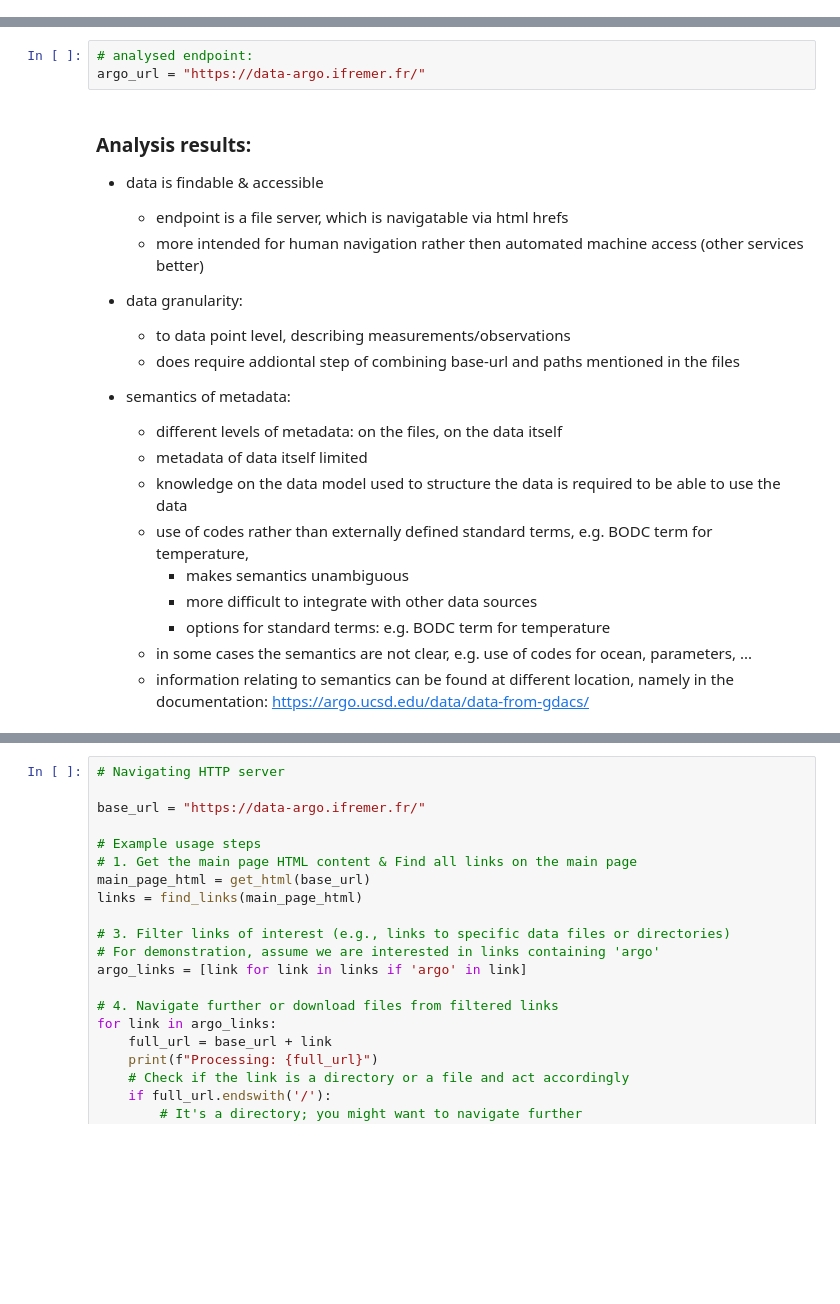
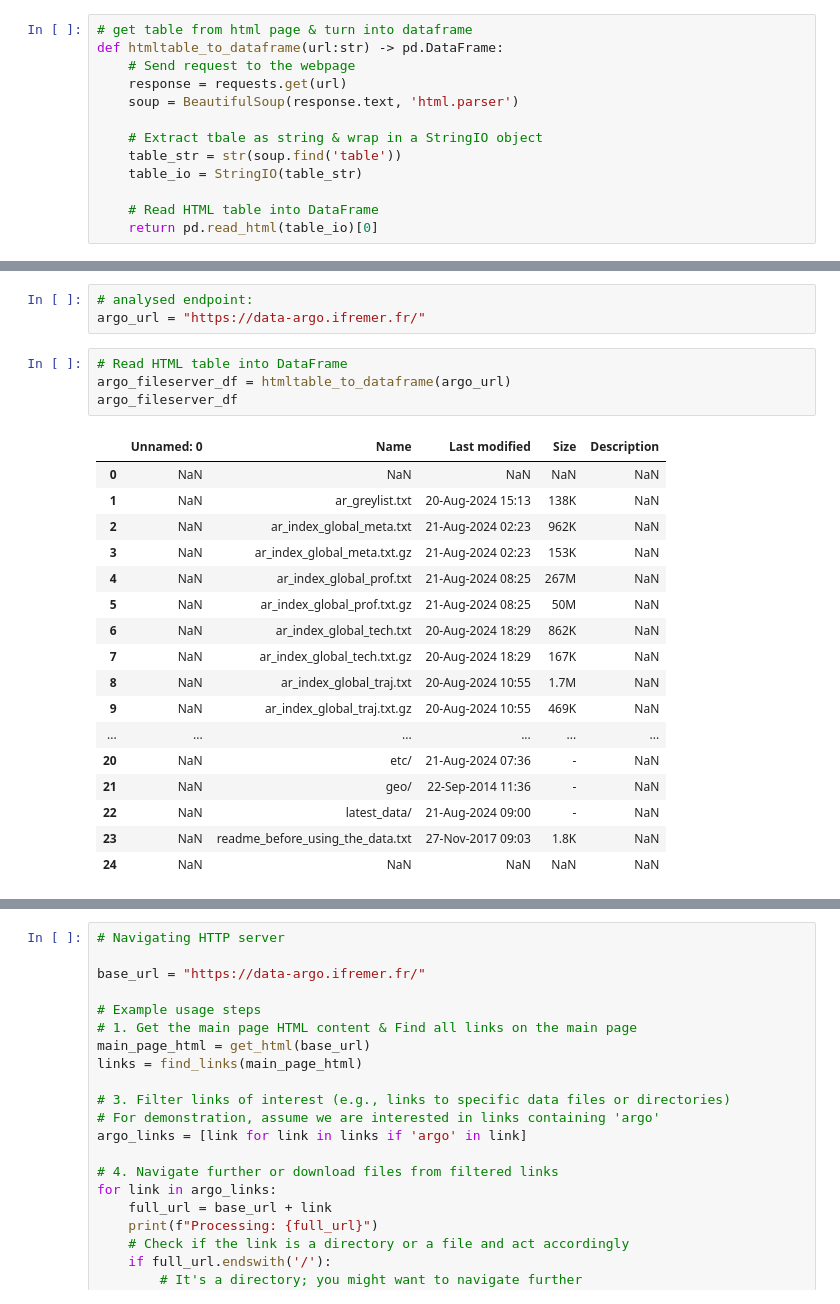
Before and after one commit to vliz-be-opsci/george-analysis, a Jupyter notebook: notebooks/ARGO-FileServer.ipynb, the cells around one changed output, grey strips where cells are left out. Drawn from its saved outputs; the diff is of its cells as text; blank space fills up the shorter version.

```diff
--- a/notebooks/ARGO-FileServer.ipynb
+++ b/notebooks/ARGO-FileServer.ipynb
@@ -2,0 +7,13 @@ import pandas as pd
+# %%
+# get table from html page & turn into dataframe
+def htmltable_to_dataframe(url:str) -> pd.DataFrame:
+    # Send request to the webpage
+    response = requests.get(url)
+    soup = BeautifulSoup(response.text, 'html.parser')
+
+    # Extract tbale as string & wrap in a StringIO object
+    table_str = str(soup.find('table'))
+    table_io = StringIO(table_str)
+
+    # Read HTML table into DataFrame
+    return pd.read_html(table_io)[0]
@@ -5,25 +55,25 @@ import pandas as pd
 # %%
 # analysed endpoint:
 argo_url = "https://data-argo.ifremer.fr/"
-# %% [markdown]
-### Analysis results:
-
-- data is findable & accessible
-    - endpoint is a file server, which is navigatable via html hrefs
-    - more intended for human navigation rather then automated machine access (other services better)
-
-- data granularity:
-    - to data point level, describing measurements/observations
-    - does require addiontal step of combining base-url and paths mentioned in the files
-
-
-- semantics of metadata:
-    - different levels of metadata: on the files, on the data itself
-    - metadata of data itself limited
-    - knowledge on the data model used to structure the data is required to be able to use the data
-    - use of codes rather than externally defined standard terms, e.g. BODC term for temperature,
-        - makes semantics unambiguous
-        - more difficult to integrate with other data sources
-        - options for standard terms: e.g. BODC term for temperature
-    - in some cases the semantics are not clear, e.g. use of codes for ocean, parameters, ...
-    - information relating to semantics can be found at different location, namely in the documentation: https://argo.ucsd.edu/data/data-from-gdacs/
+# %%
+# Read HTML table into DataFrame
+argo_fileserver_df = htmltable_to_dataframe(argo_url)
+argo_fileserver_df
+# %% [output]
+|  | Unnamed: 0 | Name | Last modified | Size | Description |
+| 0 | NaN | NaN | NaN | NaN | NaN |
+| 1 | NaN | ar_greylist.txt | 20-Aug-2024 15:13 | 138K | NaN |
+| 2 | NaN | ar_index_global_meta.txt | 21-Aug-2024 02:23 | 962K | NaN |
+| 3 | NaN | ar_index_global_meta.txt.gz | 21-Aug-2024 02:23 | 153K | NaN |
+| 4 | NaN | ar_index_global_prof.txt | 21-Aug-2024 08:25 | 267M | NaN |
+| 5 | NaN | ar_index_global_prof.txt.gz | 21-Aug-2024 08:25 | 50M | NaN |
+| 6 | NaN | ar_index_global_tech.txt | 20-Aug-2024 18:29 | 862K | NaN |
+| 7 | NaN | ar_index_global_tech.txt.gz | 20-Aug-2024 18:29 | 167K | NaN |
+| 8 | NaN | ar_index_global_traj.txt | 20-Aug-2024 10:55 | 1.7M | NaN |
+| 9 | NaN | ar_index_global_traj.txt.gz | 20-Aug-2024 10:55 | 469K | NaN |
+| ... | ... | ... | ... | ... | ... |
+| 20 | NaN | etc/ | 21-Aug-2024 07:36 | - | NaN |
+| 21 | NaN | geo/ | 22-Sep-2014 11:36 | - | NaN |
+| 22 | NaN | latest_data/ | 21-Aug-2024 09:00 | - | NaN |
+| 23 | NaN | readme_before_using_the_data.txt | 27-Nov-2017 09:03 | 1.8K | NaN |
+| 24 | NaN | NaN | NaN | NaN | NaN |
```
Also changed, not shown: parts of 7 cells of this notebook, 1 other file.
